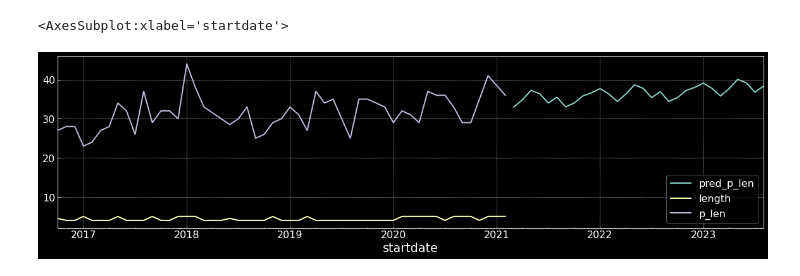
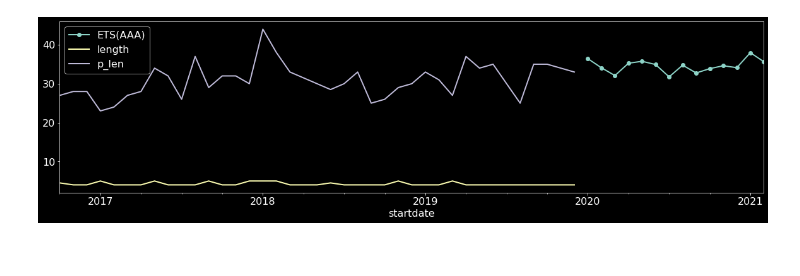
Before and after one commit to jianructose/treasurehunt, a Jupyter notebook: timesir_/sis_predictor.ipynb, the cells around one changed output. Cells and saved outputs as stored; diff of their text form; code cells hidden in the pictures.

```diff
--- a/timesir_/sis_predictor.ipynb
+++ b/timesir_/sis_predictor.ipynb
@@ -38,5 +28,8 @@ df.head()
 df1 = df.resample("1M").mean()
 df1 = df1.interpolate(method="linear")
 df1;
+# %%
+df_train, df_valid = df1[:'2019'], df1['2020':]
+df_valid;
 # %%
 plot_acf(df.p_len), plot_pacf(df.p_len);
@@ -51,5 +44,5 @@ df1.plot.line(marker='o')
 # %%
-model = seasonal_decompose(df1[["p_len"]], model="add", period=12)
+model = seasonal_decompose(df_train[["p_len"]], model="add", period=12)
 with plt.rc_context():
     plt.rc("figure", figsize=(20, 10),)
     model.plot();
@@ -118,13 +84,13 @@ arima
 # %%
 
 # ETS
-model = ETSModel(df1["p_len"], error="add", trend="add", seasonal="add",
+model = ETSModel(df_train["p_len"], error="add", trend="add", seasonal="add",
                 ).fit()
-ets = pd.DataFrame({"pred_p_len": model.forecast(len(forecast_index)),
+ets = pd.DataFrame({"ETS(AAA)": model.forecast(len(df_valid.index)),
                     "Label": "ETS"},
-                   index=forecast_index)
-ax1 = ets.plot.line()
-df1.plot.line(ax=ax1)
+                   index=df_valid.index)
+ax1 = ets.plot.line(marker='o')
+df_train.plot.line(ax=ax1)
+plt.show()
 # %% [output]
-<AxesSubplot:xlabel='startdate'>
-[figure, old version]
+[figure, new version]
```
Also changed, not shown: parts of 16 cells of this notebook, 1 other file.
